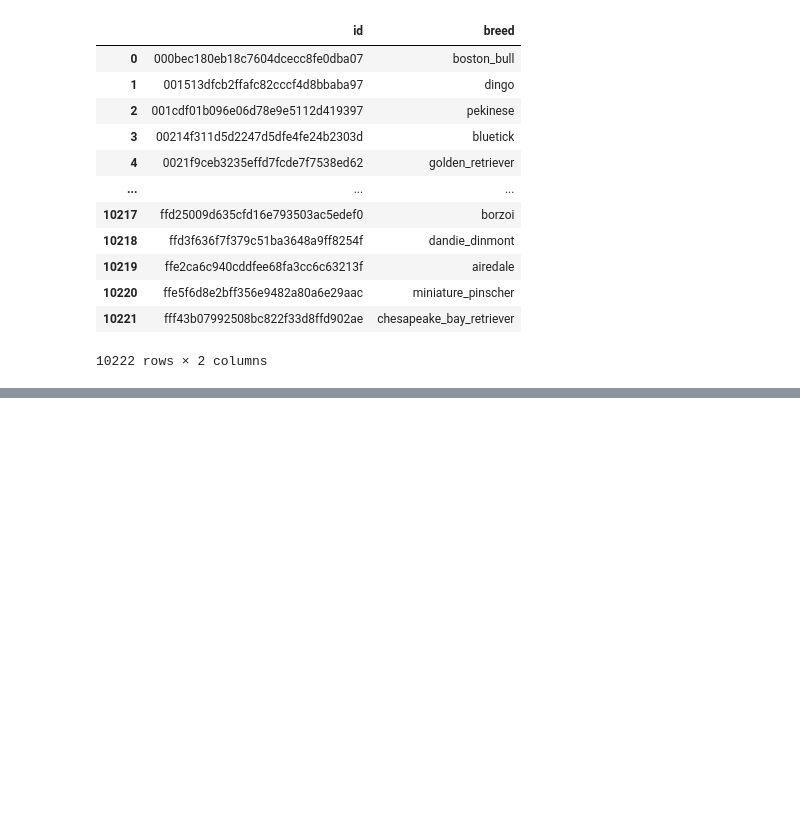
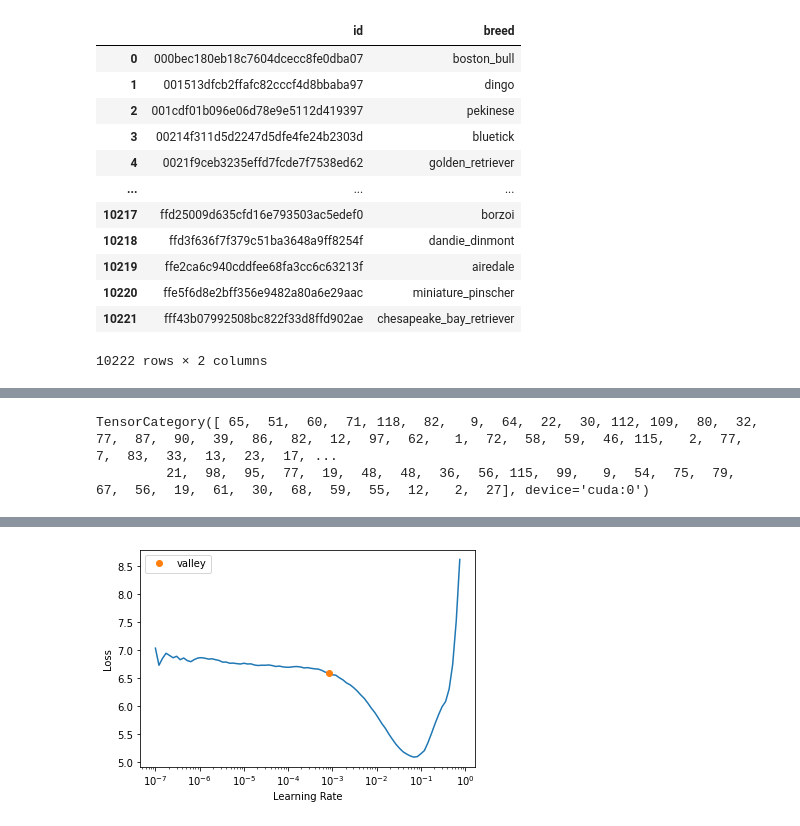
Before and after one commit to willystw/fastai-learning, a Jupyter notebook: dog-identification/Dog_Breed_Identification.ipynb, the cells around one changed output, grey strips where cells are left out. Saved outputs shown, nothing was run; the diff lists cells and outputs as text; code cells hidden in the pictures; blank space fills up the shorter version.

```diff
--- a/dog-identification/Dog_Breed_Identification.ipynb
+++ b/dog-identification/Dog_Breed_Identification.ipynb
@@ -113,3 +137,11 @@ dls.show_batch(nrows=1, ncols=3)
+# %%
+x,y = dls.one_batch()
+y
+# %% [output]
+TensorCategory([ 65,  51,  60,  71, 118,  82,   9,  64,  22,  30, 112, 109,  80,  32,  77,  87,  90,  39,  86,  82,  12,  97,  62,   1,  72,  58,  59,  46, 115,   2,  77,   7,  83,  33,  13,  23,  17, ...
+         21,  98,  95,  77,  19,  48,  48,  36,  56, 115,  99,   9,  54,  75,  79,  67,  56,  19,  61,  30,  68,  59,  55,  12,   2,  27], device='cuda:0')
 # %%
-learn = cnn_learner(dls, resnet34, metrics=error_rate)
+from fastai.callback.fp16 import *
+learn = cnn_learner(dls, resnet34, metrics=error_rate).to_fp16()
+lr_min,lr_steep = learn.lr_find()
 # %% [output]
@@ -116,0 +150 @@ Downloading: "https://download.pytorch.org/models/resnet34-b627a593.pth" to /roo
+[figure, added]
```
Also changed, not shown: parts of 8 cells of this notebook.
